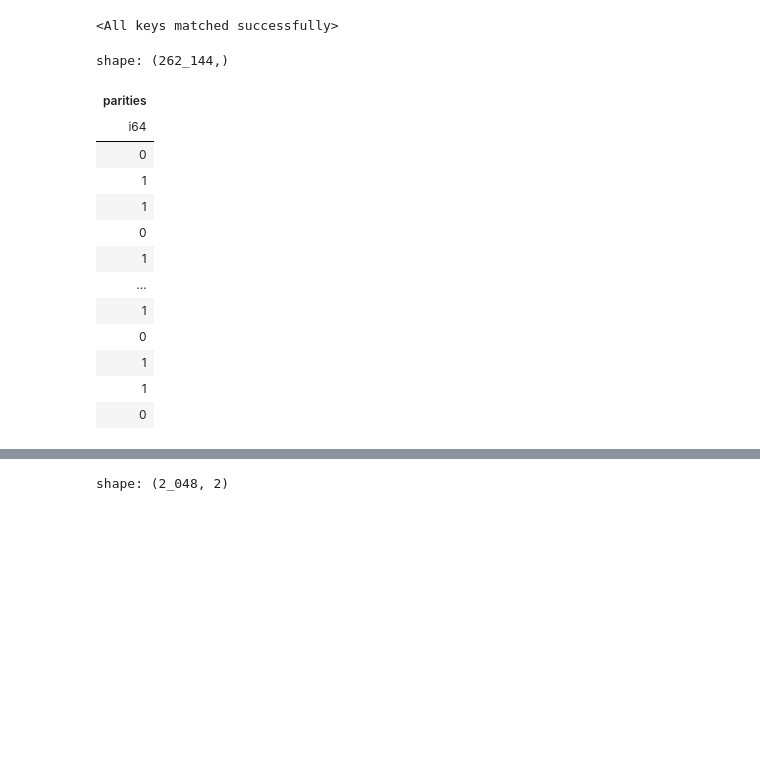
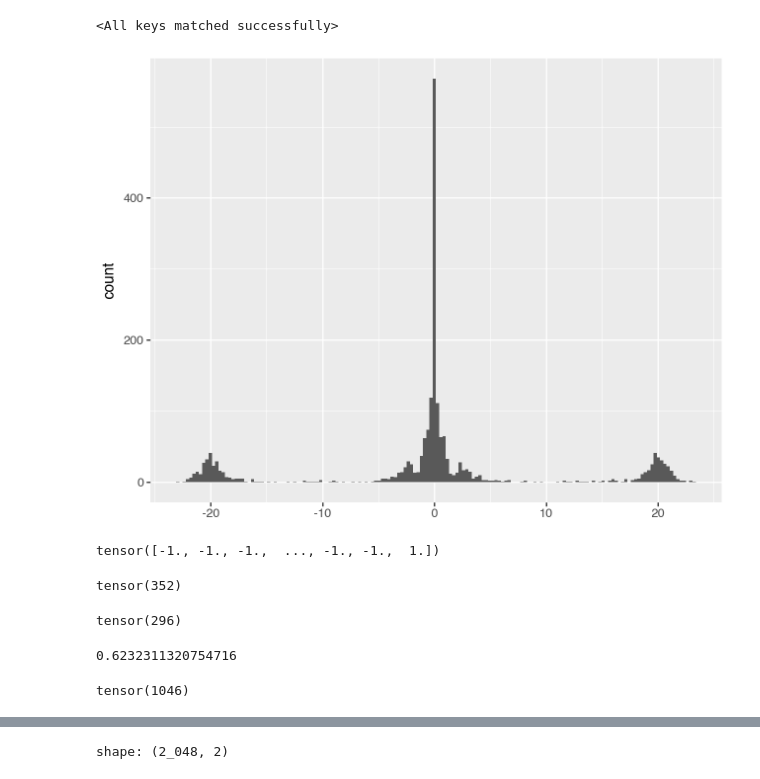
Before and after one commit to dashstander/deep-parity, a Jupyter notebook: one_layer_model.ipynb, the cells around one changed output, grey strips where cells are left out. Drawn from its saved outputs; the diff is of its cells as text; code cells hidden in the pictures; blank space fills up the shorter version.

```diff
--- a/one_layer_model.ipynb
+++ b/one_layer_model.ipynb
@@ -62,8 +62,8 @@ def calc_power_contributions(tensor, n, epoch):
     )
     return power_df
 # %%
-checkpoint_dir = Path('checkpoints/1layer')
-epoch = 10_000
+checkpoint_dir = Path('checkpoints/19')
+epoch = 18_000
 model_run = torch.load(checkpoint_dir / f'{epoch}.pth', map_location='cpu', weights_only=True)
 config = model_run['config']
 
@@ -72,27 +72,23 @@ model.load_state_dict(model_run['model'])
 # %% [output]
 <All keys matched successfully>
 # %%
-boolean_cube_df = make_base_parity_dataframe(18)
-boolean_cube = -1 * torch.sign(torch.from_numpy(generate_all_binary_arrays(18)).to(torch.float32) - 0.5)
+n = 19
+boolean_cube_df = make_base_parity_dataframe(n)
+boolean_cube = -1 * torch.sign(torch.from_numpy(generate_all_binary_arrays(n)).to(torch.float32) - 0.5)
-# %%
-boolean_cube_df['parities']
-# %% [output]
-shape: (262_144,)
-| parities |
-| i64 |
-| 0 |
-| 1 |
-| 1 |
-| 0 |
-| 1 |
-| … |
-| 1 |
-| 0 |
-| 1 |
-| 1 |
-| 0 |
 # %%
 from torch.nn.functional import relu
 
 l1_outs = relu(model.linear(boolean_cube))
 l1_ft = fourier_transform(l1_outs.T).T
+# %%
+qplot(l1_ft[-1, :].detach().numpy()) + geom_histogram()
+# %% [output]
+[figure, added]
+# %%
+(
+
+    *
+    *
+)
+# %% [output]
+tensor([-1., -1., -1.,  ..., -1., -1.,  1.])
@@ -98,0 +99,18 @@ l1_ft = fourier_transform(l1_outs.T).T
+# %%
+bias_mask = (model.linear.bias.detach().abs() >= 0.3)
+print(bias_mask.sum())
+w_parity = torch.sign(model.linear.weight.detach()).prod(dim=1)[bias_mask]
+bias_sign = torch.sign(model.linear.bias.detach())[bias_mask]
+unembed_sign = torch.sign(model.unembed.weight[1].detach())[bias_mask]
+((w_parity * bias_sign * unembed_sign) == 1).sum()
+# %% [output]
+tensor(352)
+tensor(296)
+# %%
+1057 / 1696
+# %% [output]
+0.6232311320754716
+# %%
+sum(bias_mask)
+# %% [output]
+tensor(1046)
```
Also changed, not shown: parts of 4 cells of this notebook, 3 other files.
